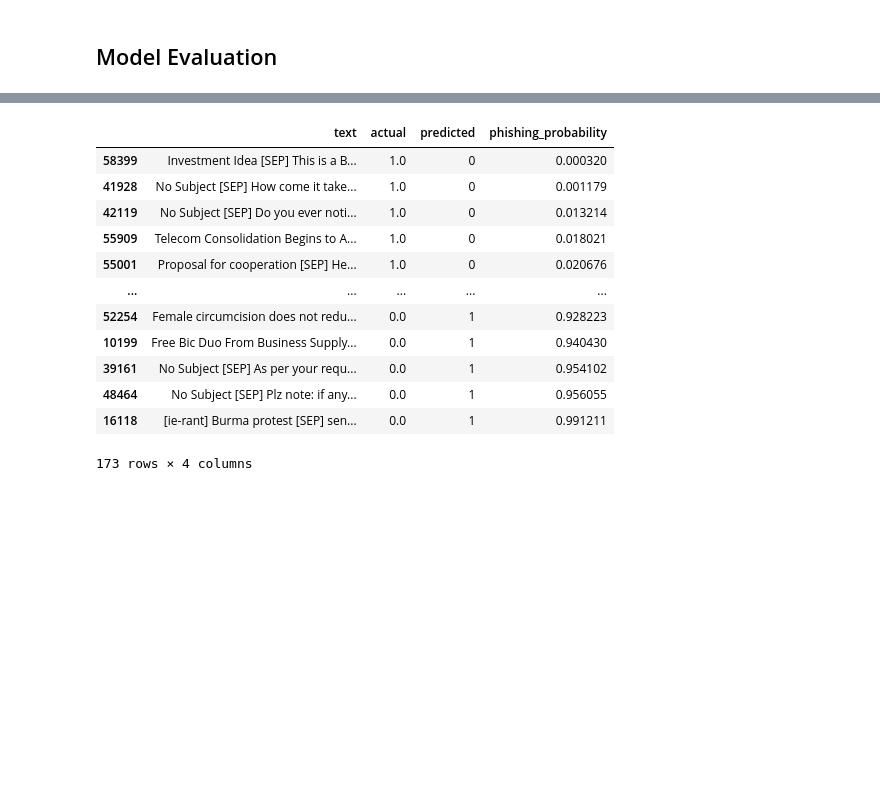
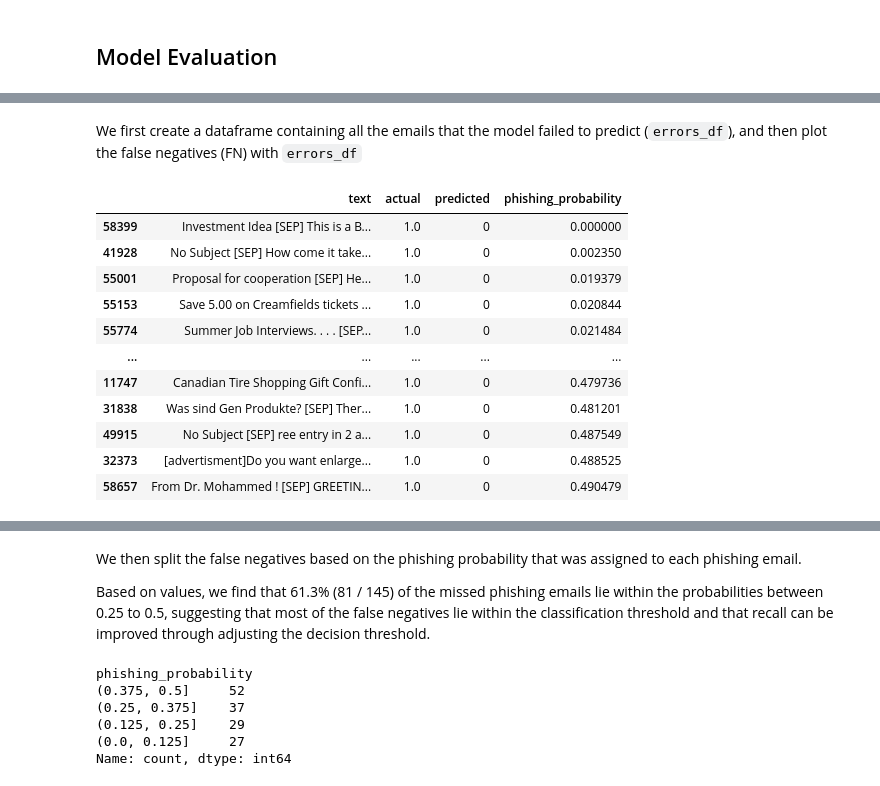
Before and after one commit to ProximaPrism/phishing-detection-with-bert-preprocessing, a Jupyter notebook: model.ipynb, the cells around one changed output, grey strips where cells are left out. Drawn from its saved outputs; the diff is of its cells as text; code cells hidden in the pictures; blank space fills up the shorter version.

```diff
--- a/model.ipynb
+++ b/model.ipynb
@@ -879,20 +924,31 @@ plt.show()
+# %% [markdown]
+We first create a dataframe containing all the emails that the model failed to predict (`errors_df`), and then plot
+the false negatives (FN) with `errors_df`
 # %%
-probs = classifier.predict(
-    X_test_classifier
-)
-
 errors_df = pd.DataFrame({
     "text": X_test_text,
     "actual": y_test,
     "predicted": y_pred,
-    "phishing_probability": probs[:,1]
+    "phishing_probability": probs.astype(np.float32)
 })
 
-errors_df = errors_df[
-    errors_df.actual != errors_df.predicted
+errors_df = errors_df[errors_df.actual != errors_df.predicted]
+false_negatives = errors_df[
+    (errors_df.actual == 1) &
+    (errors_df.predicted == 0)
 ]
 
-errors_df.sort_values(
-    "phishing_probability"
-)
+false_negatives.sort_values("phishing_probability")
 # %% [output]
+|  | text | actual | predicted | phishing_probability |
+| 58399 | Investment Idea [SEP] This is a B... | 1.0 | 0 | 0.000000 |
+| 41928 | No Subject [SEP] How come it take... | 1.0 | 0 | 0.002350 |
+| 55001 | Proposal for cooperation [SEP] He... | 1.0 | 0 | 0.019379 |
+| 55153 | Save 5.00 on Creamfields tickets ... | 1.0 | 0 | 0.020844 |
+| 55774 | Summer Job Interviews. . . . [SEP... | 1.0 | 0 | 0.021484 |
+| ... | ... | ... | ... | ... |
+| 11747 | Canadian Tire Shopping Gift Confi... | 1.0 | 0 | 0.479736 |
+| 31838 | Was sind Gen Produkte? [SEP] Ther... | 1.0 | 0 | 0.481201 |
+| 49915 | No Subject [SEP] ree entry in 2 a... | 1.0 | 0 | 0.487549 |
+| 32373 | [advertisment]Do you want enlarge... | 1.0 | 0 | 0.488525 |
+| 58657 | From Dr. Mohammed ! [SEP] GREETIN... | 1.0 | 0 | 0.490479 |
@@ -900,13 +956,17 @@ errors_df.sort_values(
-|  | text | actual | predicted | phishing_probability |
-| 58399 | Investment Idea [SEP] This is a B... | 1.0 | 0 | 0.000320 |
-| 41928 | No Subject [SEP] How come it take... | 1.0 | 0 | 0.001179 |
-| 42119 | No Subject [SEP] Do you ever noti... | 1.0 | 0 | 0.013214 |
-| 55909 | Telecom Consolidation Begins to A... | 1.0 | 0 | 0.018021 |
-| 55001 | Proposal for cooperation [SEP] He... | 1.0 | 0 | 0.020676 |
-| ... | ... | ... | ... | ... |
-| 52254 | Female circumcision does not redu... | 0.0 | 1 | 0.928223 |
-| 10199 | Free Bic Duo From Business Supply... | 0.0 | 1 | 0.940430 |
-| 39161 | No Subject [SEP] As per your requ... | 0.0 | 1 | 0.954102 |
-| 48464 | No Subject [SEP] Plz note: if any... | 0.0 | 1 | 0.956055 |
-| 16118 | [ie-rant] Burma protest [SEP] sen... | 0.0 | 1 | 0.991211 |
-173 rows × 4 columns
+# %% [markdown]
+We then split the false negatives based on the phishing probability that was assigned to each phishing email.
+
+Based on values, we find that 61.3% (81 / 145) of the missed phishing emails lie within the probabilities between 0.25 to 0.5, suggesting that most
+of the false negatives lie within the classification threshold and that recall can be improved through adjusting the decision threshold.
+# %%
+pd.cut(
+    false_negatives.phishing_probability,
+    bins=[0,0.125,0.25,0.375,0.5]
+).value_counts()
+# %% [output]
+phishing_probability
+(0.375, 0.5]     52
+(0.25, 0.375]    37
+(0.125, 0.25]    29
+(0.0, 0.125]     27
+Name: count, dtype: int64
```
Also changed, not shown: parts of 25 cells of this notebook, 2 other files.
